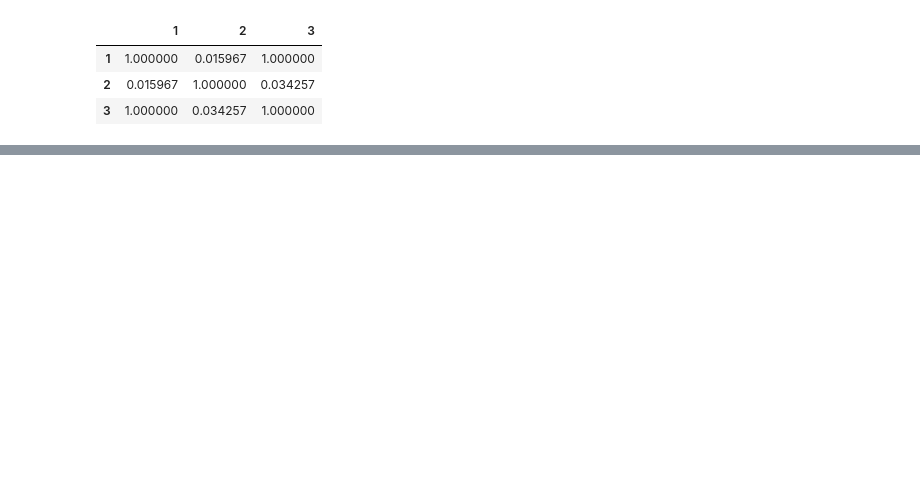
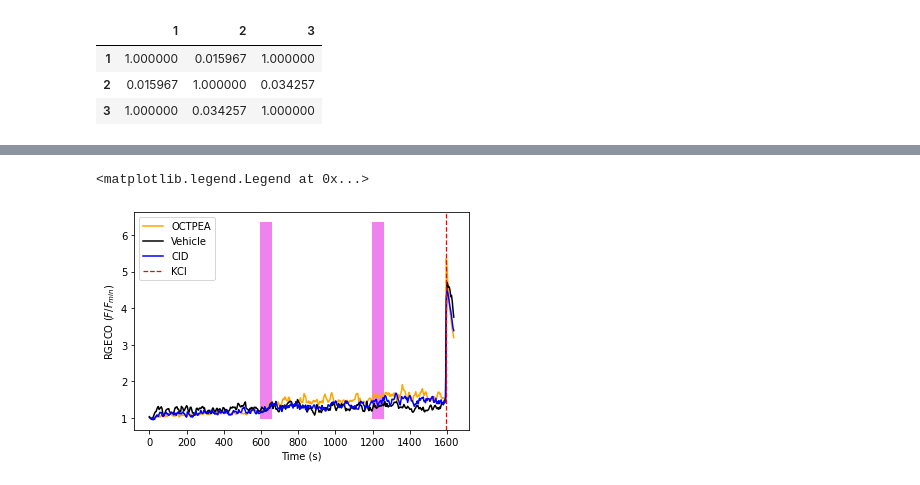
Before and after one commit to sarahigarza/Vollum_Python_ClassProj, a Jupyter notebook: live imaging analysis (base).ipynb, the cells around one changed output, grey strips where cells are left out. Cells and saved outputs as stored; diff of their text form; code cells hidden in the pictures; blank space fills up the shorter version.

```diff
--- a/live imaging analysis (base).ipynb
+++ b/live imaging analysis (base).ipynb
@@ -422,7 +428,8 @@ c.shape
 # %%
+#recall our data paths
 DMSOpath = 'data/DMSO/' # use your path
 DMSOfiles = glob.glob(DMSOpath + "/*.csv")
 OCTPEApath= 'data/OCTPEA'
 OCTfiles= glob. glob(OCTPEApath +"/*.csv")
 CIDpath= 'data/GPR55 Inhibitior'
-CIDfiles=glob. glob(Ihibpath +"/*.csv")
+CIDfiles=glob. glob(CIDpath +"/*.csv")
@@ -511,2 +506,0 @@ plt.legend()
-# %%
-DMSOfiles = glob.glob(DMSOpath + "/*.csv")
@@ -518,9 +506,0 @@ DMSOfiles = glob.glob(DMSOpath + "/*.csv")
-# %%
-DMSOfiles = glob.glob(DMSOpath + "/*.csv")
-DMSOFileN= 4
-condition = []
-for i, DMSOfile filename in enumerate(DMSOfiles):
-        df = pd.read_csv(filename, index_col=0, header=None, delimiter=',')
-        str(condition)= df
-        condition += 1
-        print(condition.shape)
@@ -657,13 +506,0 @@ NameError: name 'condition4' is not defined
-# %%
-#need a function to just return thr concatinated cells
-DMSOfiles = glob.glob(DMSOpath + "/*.csv")
-DMSOFileN= 4
-def trials(filelist,condition,):
-    consolidated_norm= list()
-    condition=
-    for i, filename in enumerate(filelist):
-        df = pd.read_csv(filename, index_col=0, header=None, delimiter=',')
-        condition= df[i]
-    return condition
-ctrl_trials=trials(DMSOfiles,DMSO)
-ctrl_trials
@@ -715,0 +510,18 @@ plt.plot(meannormfret.T)
+# %%
+#Answer
+cid=meanofalltrials(CIDfiles)
+octpea=meanofalltrials(OCTfiles)
+ctrl=meanofalltrials(DMSOfiles)
+fig, ax = plt.subplots()
+plt.plot(times, octpea, label="OCTPEA", color="orange")
+ax.plot(times,ctrl, label="Vehicle", color="black")
+ax.plot(times,cid, label= 'CID', color="blue")
+ax.add_patch(Rectangle((UV1,min(octpea)),UVdur, max(octpea),color="violet"))
+ax.add_patch(Rectangle((UV2,min(octpea)),UVdur, max(octpea),color="violet"))
+plt.axvline(kcl_time, color ="red", linestyle='--', label="KCl", linewidth=1.25)
+ax.set_xlabel("Time (s)")
+ax.set_ylabel("RGECO $(F/F_{min})$")
+plt.legend()
+# %% [output]
+<matplotlib.legend.Legend at 0x...>
+[figure, added]
```
Also changed, not shown: parts of 93 cells of this notebook, 2 other files.
